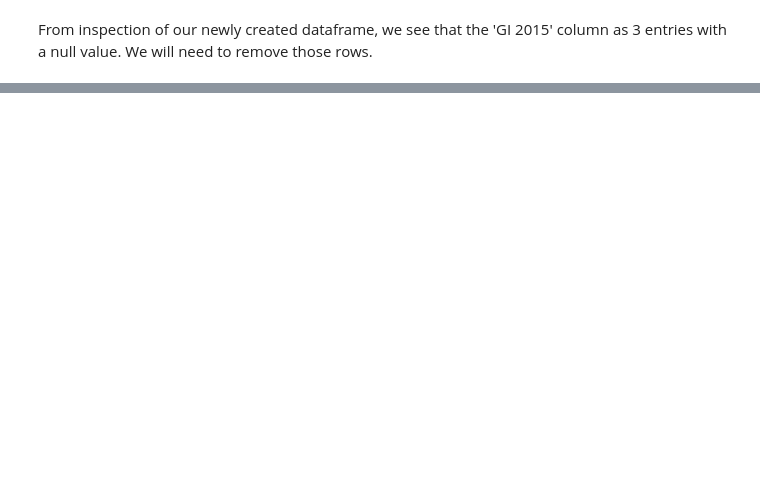
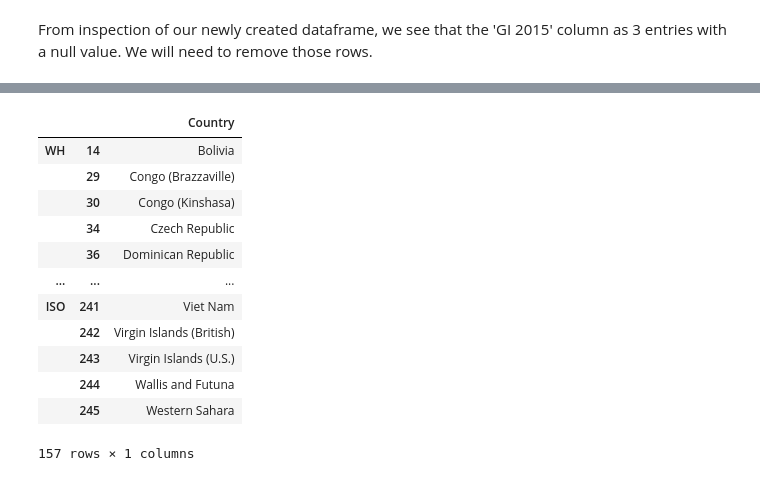
Before and after one commit to nina-driver/Springboard-Capstone-Project-1, a Jupyter notebook: Data Wrangling-WH-GD-GI.ipynb, the cells around one changed output, grey strips where cells are left out. Drawn from its saved outputs; the diff is of its cells as text; code cells hidden in the pictures; blank space fills up the shorter version.

```diff
--- a/Data Wrangling-WH-GD-GI.ipynb
+++ b/Data Wrangling-WH-GD-GI.ipynb
@@ -398,0 +407,18 @@ memory usage: 5.4+ KB
+# %%
+wh_countries = dw.get_countries(wh_gd_2015)
+iso_countries = dw.get_countries(iso_3)
+dw.diff_df(wh_countries, iso_countries, 'WH', 'ISO', False)
+# %% [output]
+|  |  | Country |
+| WH | 14 | Bolivia |
+|  | 29 | Congo (Brazzaville) |
+|  | 30 | Congo (Kinshasa) |
+|  | 34 | Czech Republic |
+|  | 36 | Dominican Republic |
+| ... | ... | ... |
+| ISO | 241 | Viet Nam |
+|  | 242 | Virgin Islands (British) |
+|  | 243 | Virgin Islands (U.S.) |
+|  | 244 | Wallis and Futuna |
+|  | 245 | Western Sahara |
+157 rows × 1 columns
```
Also changed, not shown: parts of 14 cells of this notebook, 1 other file.
